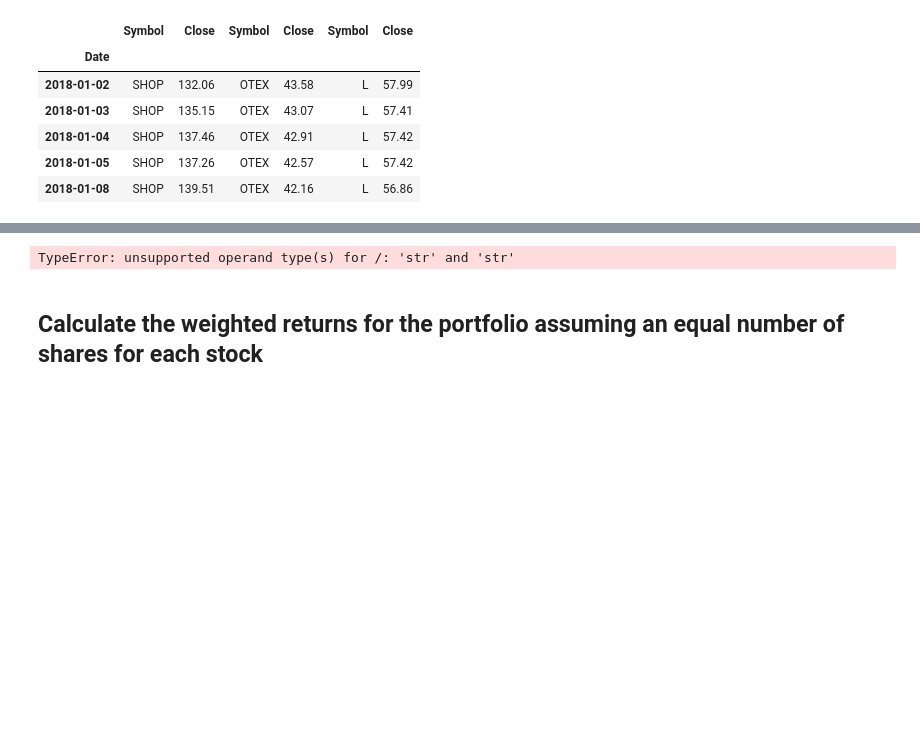
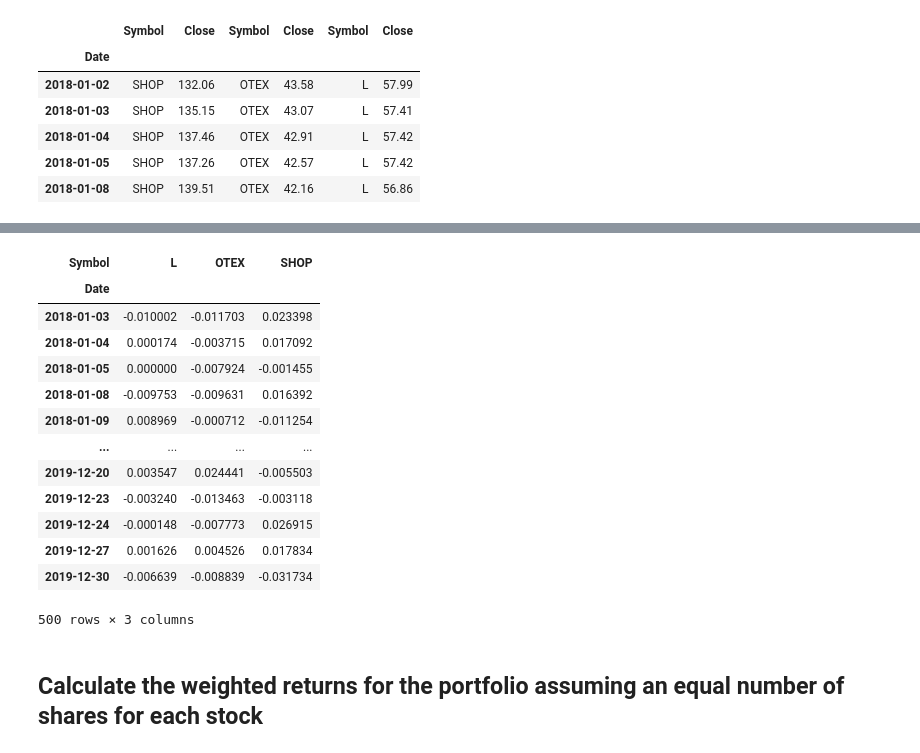
Before and after one commit to emilyblackstein/Module_4_Challenge, a Jupyter notebook: Starter_Code/whale_analysis.ipynb, the cells around one changed output, grey strips where cells are left out. Saved outputs shown, nothing was run; the diff lists cells and outputs as text; code cells hidden in the pictures; blank space fills up the shorter version.

```diff
--- a/Starter_Code/whale_analysis.ipynb
+++ b/Starter_Code/whale_analysis.ipynb
@@ -528,16 +543,27 @@ AttributeError: 'DataFrame' object has no attribute 'str'
 # %%
 # Calculate daily returns
-daily_returns_l = loblaws_returns.pct_change()
-daily_returns_l.head()
-daily_returns_otex = otext_returns.pct_change()
-daily_returns_otex.head()
-daily_returns_shop = shop_returns.pct_change()
-daily_returns_shop.head()
+
+all_returns = all_prices.pct_change()
+all_returns.head()
 # Drop NAs
-
+all_returns = all_returns.dropna()
 # Display sample data
+all_returns
 # %% [output]
+| Symbol | L | OTEX | SHOP |
+| Date |  |  |  |
+| 2018-01-03 | -0.010002 | -0.011703 | 0.023398 |
+| 2018-01-04 | 0.000174 | -0.003715 | 0.017092 |
+| 2018-01-05 | 0.000000 | -0.007924 | -0.001455 |
+| 2018-01-08 | -0.009753 | -0.009631 | 0.016392 |
+| 2018-01-09 | 0.008969 | -0.000712 | -0.011254 |
+| ... | ... | ... | ... |
+| 2019-12-20 | 0.003547 | 0.024441 | -0.005503 |
+| 2019-12-23 | -0.003240 | -0.013463 | -0.003118 |
+| 2019-12-24 | -0.000148 | -0.007773 | 0.026915 |
+| 2019-12-27 | 0.001626 | 0.004526 | 0.017834 |
+| 2019-12-30 | -0.006639 | -0.008839 | -0.031734 |
-TypeError: unsupported operand type(s) for /: 'str' and 'str'
+500 rows × 3 columns
 # %% [markdown]
 ## Calculate the weighted returns for the portfolio assuming an equal number of shares for each stock
 # %%
```
Also changed, not shown: parts of 22 cells of this notebook.
